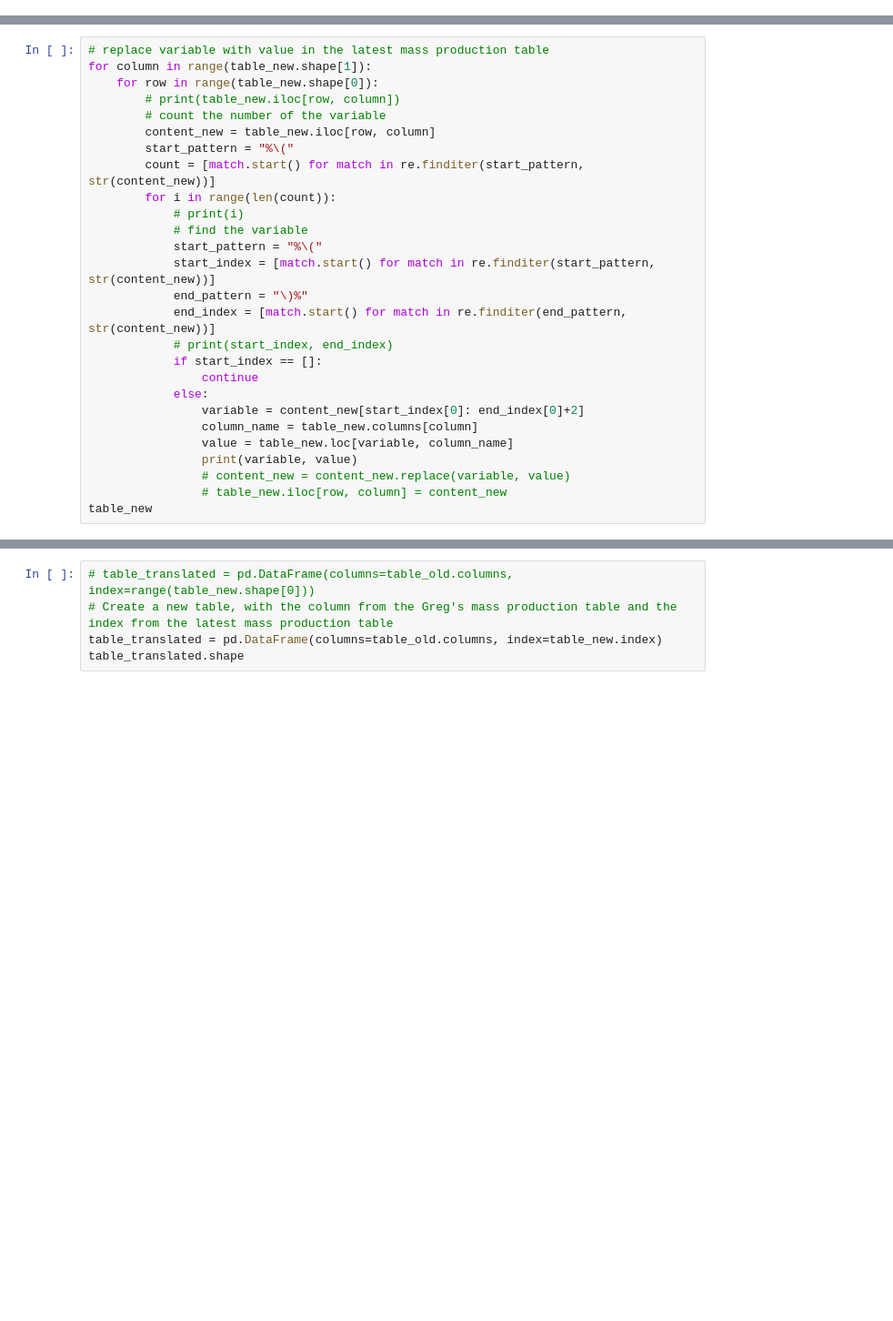
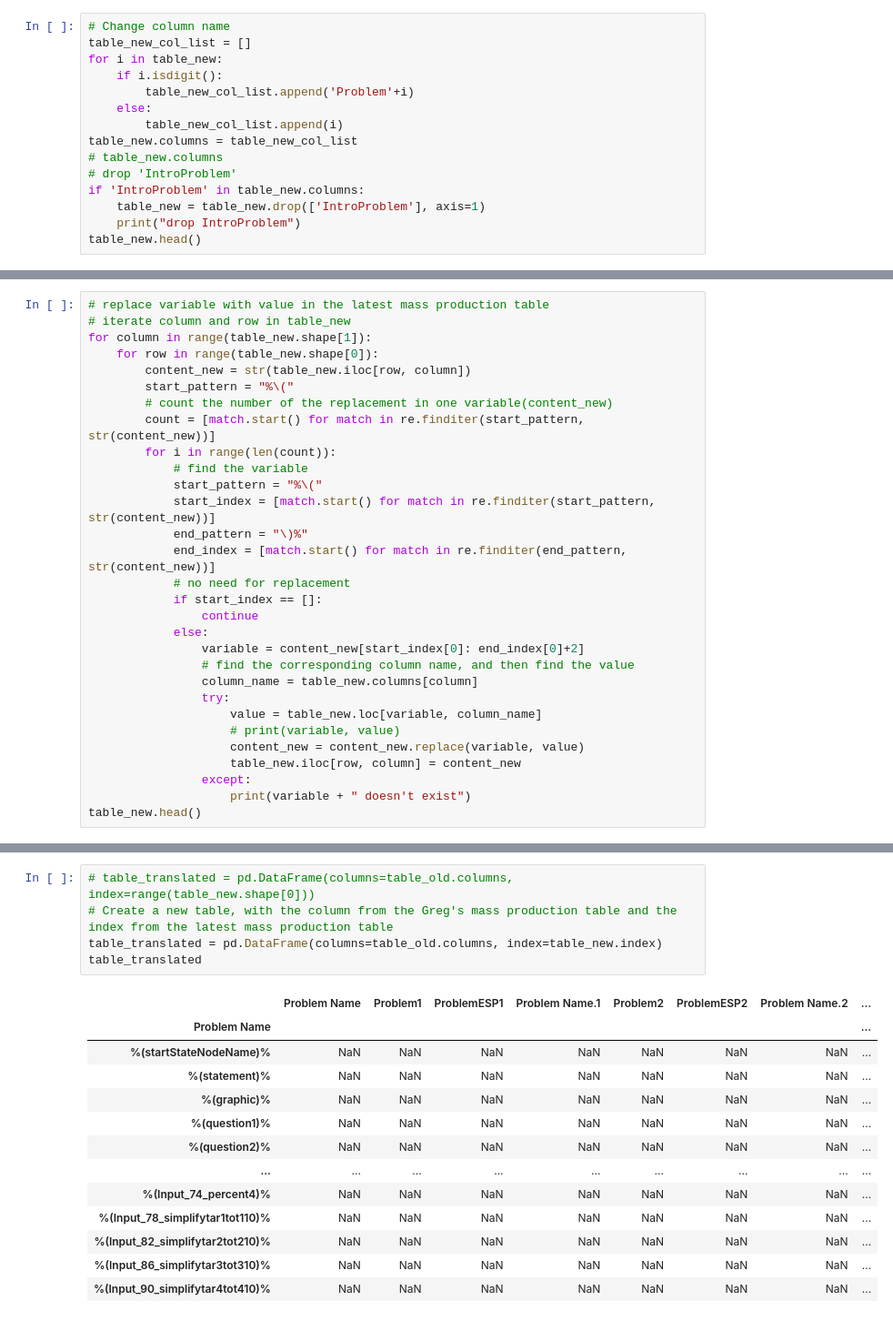
Before and after one commit to linshumeng/CTAT_translator, a Jupyter notebook: translate.ipynb, the cells around one changed output, grey strips where cells are left out. Shown at 91% size. Saved outputs shown, nothing was run; the diff lists cells and outputs as text; blank space fills up the shorter version.

```diff
--- a/translate.ipynb
+++ b/translate.ipynb
@@ -21,0 +12,15 @@ Index(['ProblemIntroProblem', 'ProblemProblem1', 'ProblemProblem2',
+# %%
+# Change column name
+table_new_col_list = []
+for i in table_new:
+    if i.isdigit():
+        table_new_col_list.append('Problem'+i)
+    else:
+        table_new_col_list.append(i)
+table_new.columns = table_new_col_list
+# table_new.columns
+# drop 'IntroProblem'
+if 'IntroProblem' in table_new.columns:
+    table_new = table_new.drop(['IntroProblem'], axis=1)
+    print("drop IntroProblem")
+table_new.head()
@@ -22,28 +35,31 @@ Index(['ProblemIntroProblem', 'ProblemProblem1', 'ProblemProblem2',
 # %%
 # replace variable with value in the latest mass production table
+# iterate column and row in table_new
 for column in range(table_new.shape[1]):
     for row in range(table_new.shape[0]):
-        # print(table_new.iloc[row, column])
-        # count the number of the variable
-        content_new = table_new.iloc[row, column]
+        content_new = str(table_new.iloc[row, column])
         start_pattern = "%\("
+        # count the number of the replacement in one variable(content_new)
         count = [match.start() for match in re.finditer(start_pattern, str(content_new))]
         for i in range(len(count)):
-            # print(i)
             # find the variable
             start_pattern = "%\("
             start_index = [match.start() for match in re.finditer(start_pattern, str(content_new))]
             end_pattern = "\)%"
             end_index = [match.start() for match in re.finditer(end_pattern, str(content_new))]
-            # print(start_index, end_index)
+            # no need for replacement
             if start_index == []:
                 continue
             else:
                 variable = content_new[start_index[0]: end_index[0]+2]
+                # find the corresponding column name, and then find the value
                 column_name = table_new.columns[column]
-                value = table_new.loc[variable, column_name]
-                print(variable, value)
-                # content_new = content_new.replace(variable, value)
-                # table_new.iloc[row, column] = content_new
-table_new
+                try:
+                    value = table_new.loc[variable, column_name]
+                    # print(variable, value)
+                    content_new = content_new.replace(variable, value)
+                    table_new.iloc[row, column] = content_new
+                except:
+                    print(variable + " doesn't exist")
+table_new.head()
 # %% [output]
@@ -70,6 +101,19 @@ Index(['Problem Name', 'Problem1', 'ProblemESP1', 'Problem Name.1', 'Problem2',
 # %%
 # table_translated = pd.DataFrame(columns=table_old.columns, index=range(table_new.shape[0]))
 # Create a new table, with the column from the Greg's mass production table and the index from the latest mass production table
 table_translated = pd.DataFrame(columns=table_old.columns, index=table_new.index)
-table_translated.shape
+table_translated
 # %% [output]
+|  | Problem Name | Problem1 | ProblemESP1 | Problem Name.1 | Problem2 | ProblemESP2 | Problem Name.2 | ... |
+| Problem Name |  |  |  |  |  |  |  | ... |
+| %(startStateNodeName)% | NaN | NaN | NaN | NaN | NaN | NaN | NaN | ... |
+| %(statement)% | NaN | NaN | NaN | NaN | NaN | NaN | NaN | ... |
+| %(graphic)% | NaN | NaN | NaN | NaN | NaN | NaN | NaN | ... |
+| %(question1)% | NaN | NaN | NaN | NaN | NaN | NaN | NaN | ... |
+| %(question2)% | NaN | NaN | NaN | NaN | NaN | NaN | NaN | ... |
+| ... | ... | ... | ... | ... | ... | ... | ... | ... |
+| %(Input_74_percent4)% | NaN | NaN | NaN | NaN | NaN | NaN | NaN | ... |
+| %(Input_78_simplifytar1tot110)% | NaN | NaN | NaN | NaN | NaN | NaN | NaN | ... |
+| %(Input_82_simplifytar2tot210)% | NaN | NaN | NaN | NaN | NaN | NaN | NaN | ... |
+| %(Input_86_simplifytar3tot310)% | NaN | NaN | NaN | NaN | NaN | NaN | NaN | ... |
+| %(Input_90_simplifytar4tot410)% | NaN | NaN | NaN | NaN | NaN | NaN | NaN | ... |
```
Also changed, not shown: parts of 12 cells of this notebook, 3 other files.
